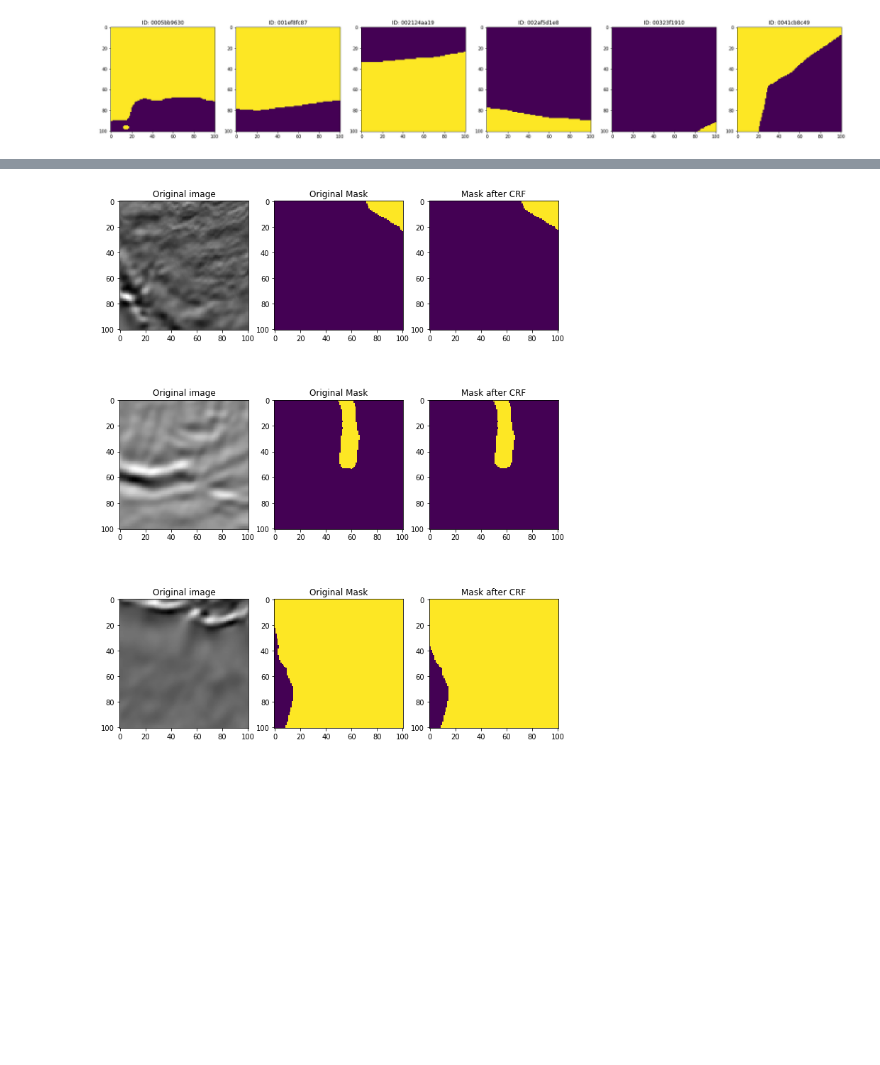
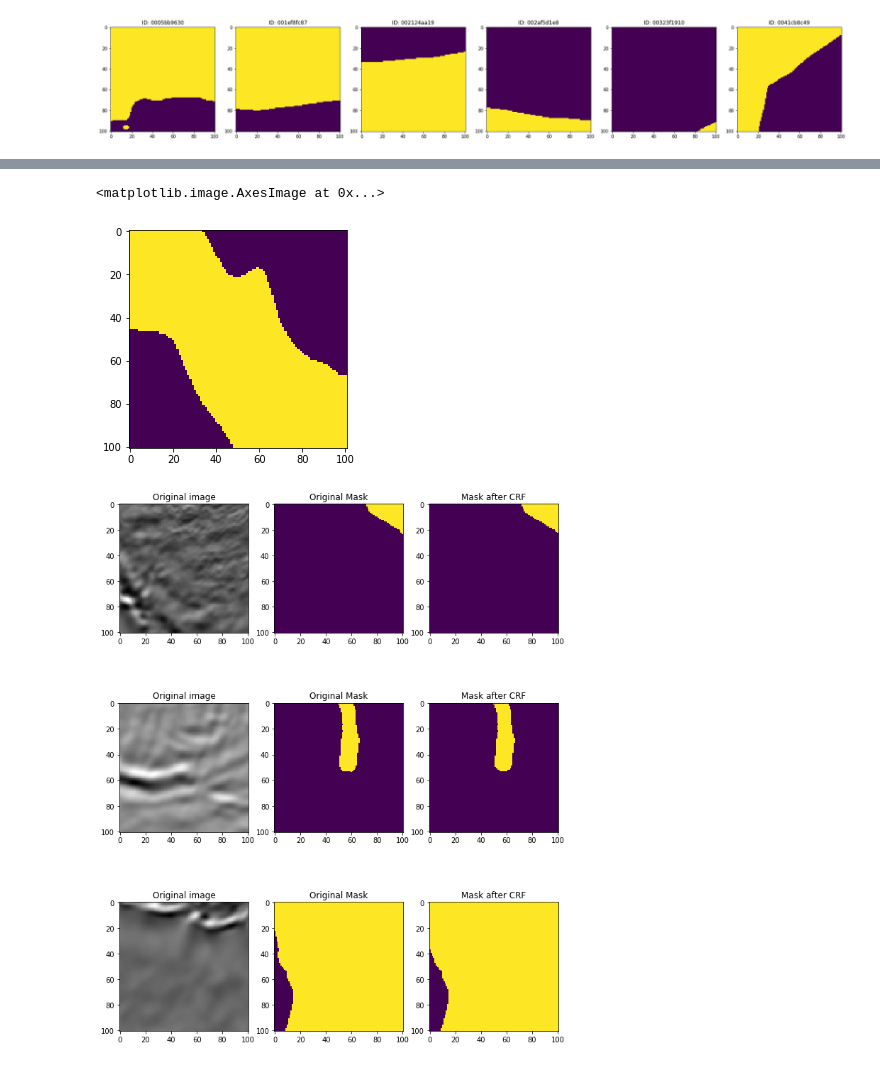
Before and after one commit to chicm/salt, a Jupyter notebook: crf.ipynb, the cells around one changed output, grey strips where cells are left out. Drawn from its saved outputs; the diff is of its cells as text; code cells hidden in the pictures; blank space fills up the shorter version.

```diff
--- a/crf.ipynb
+++ b/crf.ipynb
@@ -51,3 +85,11 @@ while True:
+# %%
+encoded_rle = rle_encode(mask)
+
+decoded_mask = run_length_decoding(encoded_rle, (101,101))
+plt.imshow(decoded_mask)
+# %% [output]
+<matplotlib.image.AxesImage at 0x...>
+[figure, added]
 # %%
 """
 Function which returns the labelled image after applying CRF
```
Also changed, not shown: parts of 5 cells of this notebook, 4 other files.
